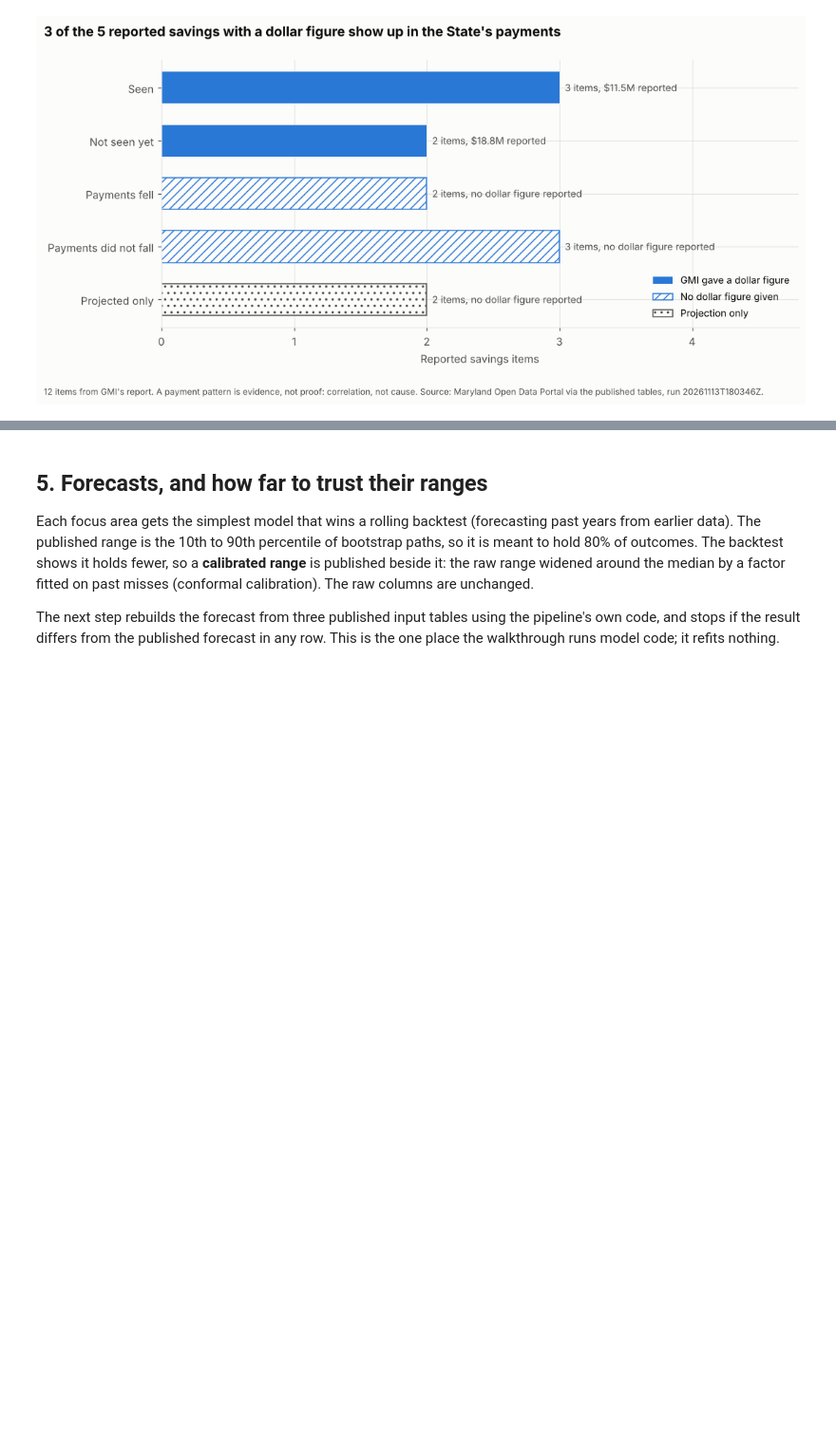
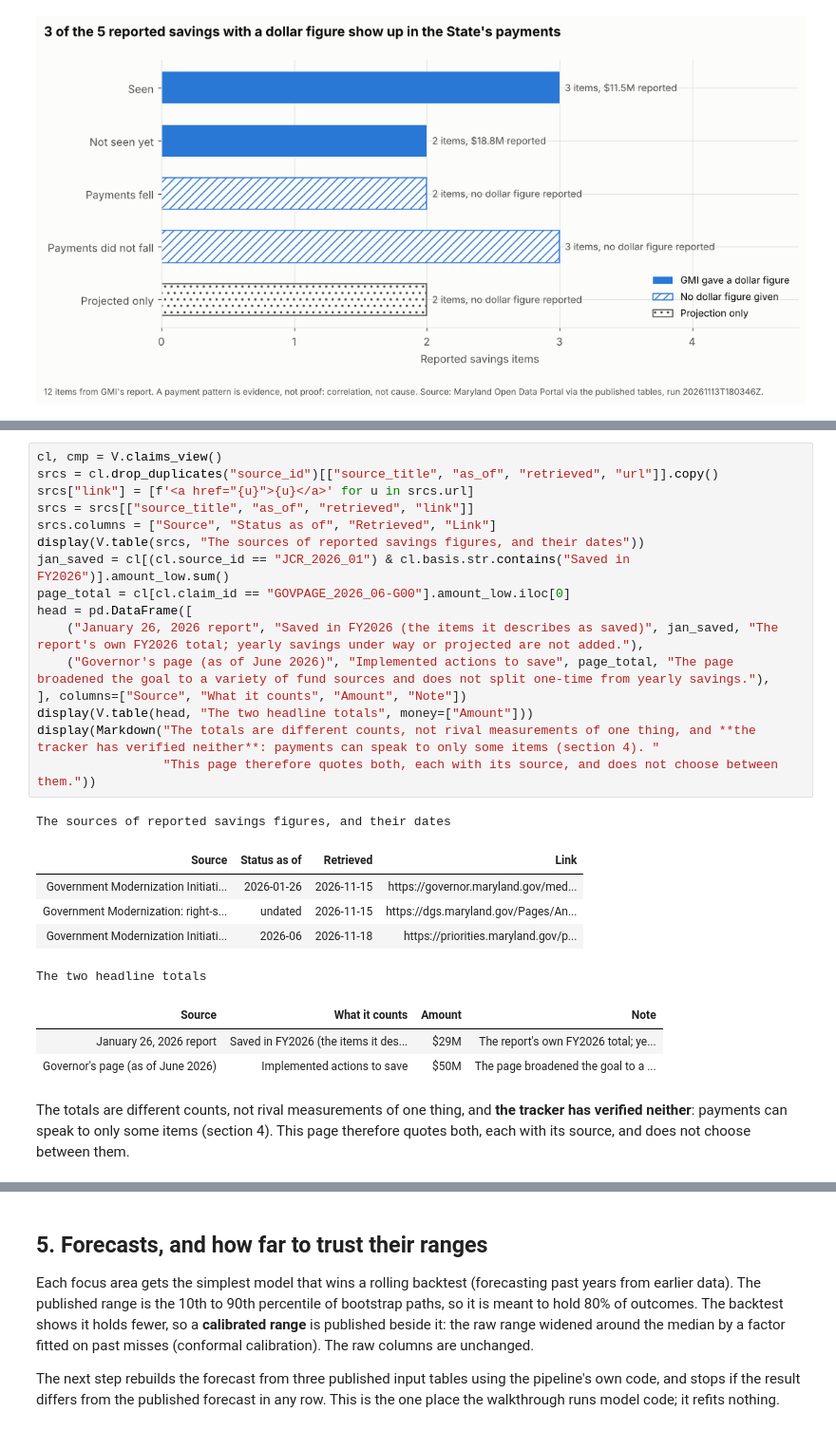
Before and after one commit to EVO3-Ecosystem/gmi-savings-tracker-v3, a Jupyter notebook: notebooks/walkthrough.ipynb, the cells around one changed output, grey strips where cells are left out. Shown at 95% size. Drawn from its saved outputs; the diff is of its cells as text; blank space fills up the shorter version.

```diff
--- a/notebooks/walkthrough.ipynb
+++ b/notebooks/walkthrough.ipynb
@@ -198,0 +207,27 @@ Each reported savings item and the matching payments
+# %%
+cl, cmp = V.claims_view()
+srcs = cl.drop_duplicates("source_id")[["source_title", "as_of", "retrieved", "url"]].copy()
+srcs["link"] = [f'<a href="{u}">{u}</a>' for u in srcs.url]
+srcs = srcs[["source_title", "as_of", "retrieved", "link"]]
+srcs.columns = ["Source", "Status as of", "Retrieved", "Link"]
+display(V.table(srcs, "The sources of reported savings figures, and their dates"))
+jan_saved = cl[(cl.source_id == "JCR_2026_01") & cl.basis.str.contains("Saved in FY2026")].amount_low.sum()
+page_total = cl[cl.claim_id == "GOVPAGE_2026_06-G00"].amount_low.iloc[0]
+head = pd.DataFrame([
+    ("January 26, 2026 report", "Saved in FY2026 (the items it describes as saved)", jan_saved, "The report's own FY2026 total; yearly savings under way or projected are not added."),
+    ("Governor's page (as of June 2026)", "Implemented actions to save", page_total, "The page broadened the goal to a variety of fund sources and does not split one-time from yearly savings."),
+], columns=["Source", "What it counts", "Amount", "Note"])
+display(V.table(head, "The two headline totals", money=["Amount"]))
+display(Markdown("The totals are different counts, not rival measurements of one thing, and **the tracker has verified neither**: payments can speak to only some items (section 4). "
+                 "This page therefore quotes both, each with its source, and does not choose between them."))
+# %% [output]
+The sources of reported savings figures, and their dates
+| Source | Status as of | Retrieved | Link |
+| Government Modernization Initiati... | 2026-01-26 | 2026-11-15 | https://governor.maryland.gov/med... |
+| Government Modernization: right-s... | undated | 2026-11-15 | https://dgs.maryland.gov/Pages/An... |
+| Government Modernization Initiati... | 2026-06 | 2026-11-18 | https://priorities.maryland.gov/p... |
+The two headline totals
+| Source | What it counts | Amount | Note |
+| January 26, 2026 report | Saved in FY2026 (the items it des... | $29M | The report's own FY2026 total; ye... |
+| Governor's page (as of June 2026) | Implemented actions to save | $50M | The page broadened the goal to a ... |
+The totals are different counts, not rival measurements of one thing, and **the tracker has verified neither**: payments can speak to only some items (section 4). This page therefore quotes both, each with its source, and does not choose between them.
```
Also changed, not shown: parts of 4 cells of this notebook, 19 other files.
